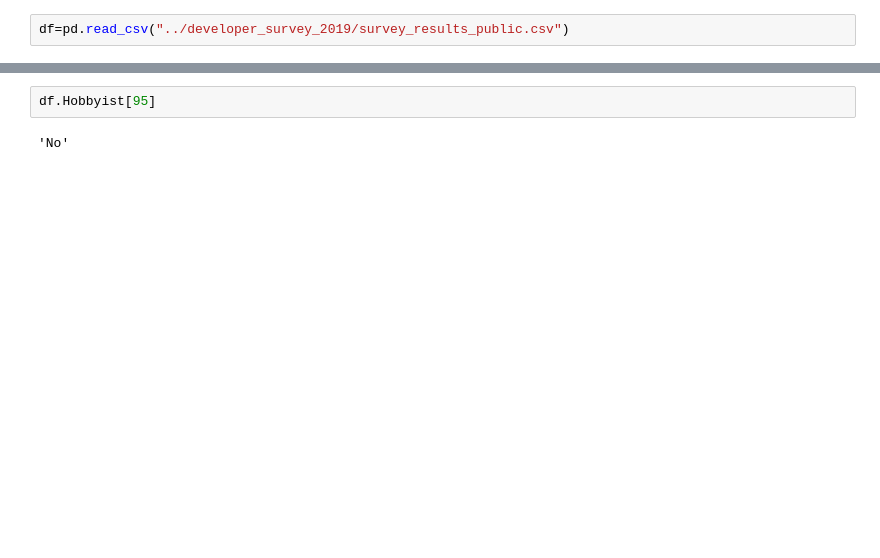
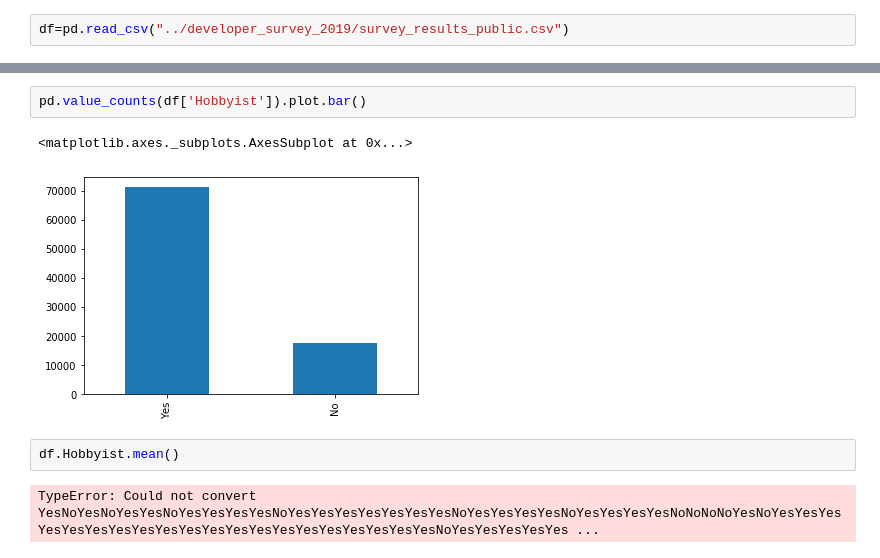
Before and after one commit to santoshvijapure/stakOverFLow_Data_Analysis, a Jupyter notebook: notebooks/language analytics.ipynb, the cells around one changed output, grey strips where cells are left out. Cells and saved outputs as stored; diff of their text form; blank space fills up the shorter version.

```diff
--- a/notebooks/language analytics.ipynb
+++ b/notebooks/language analytics.ipynb
@@ -25,4 +54,9 @@ KeyError: 'Respondent'
+# %%
+pd.value_counts(df['Hobbyist']).plot.bar()
+# %% [output]
+<matplotlib.axes._subplots.AxesSubplot at 0x...>
+[figure, added]
 # %%
-df.Hobbyist[95]
+df.Hobbyist.mean()
 # %% [output]
-'No'
+TypeError: Could not convert YesNoYesNoYesYesNoYesYesYesYesNoYesYesYesYesYesYesYesNoYesYesYesYesNoYesYesYesYesNoNoNoNoYesNoYesYesYesYesYesYesYesYesYesYesYesYesYesYesYesYesYesYesYesYesNoYesYesYesYesYes ...
```
Also changed, not shown: parts of 9 cells of this notebook.
